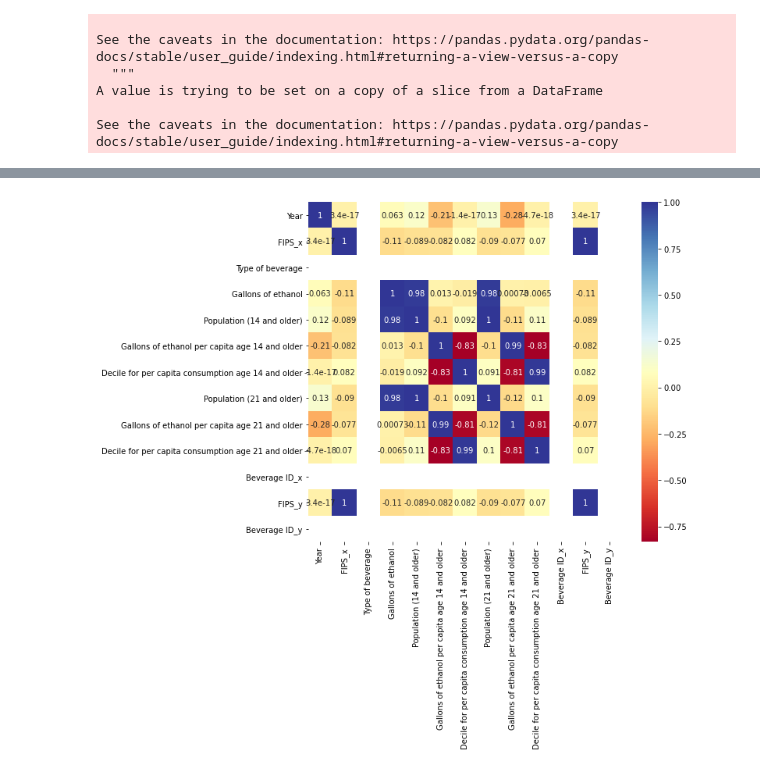
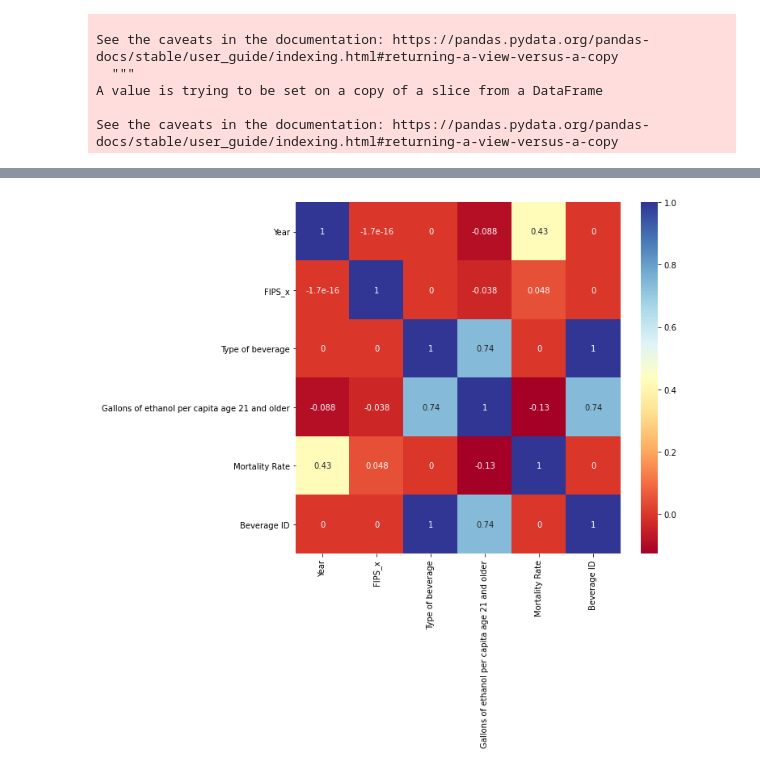
Before and after one commit to saleha456/Group1Project1, a Jupyter notebook: Diabetes.ipynb, the cells around one changed output, grey strips where cells are left out. Drawn from its saved outputs; the diff is of its cells as text; code cells hidden in the pictures.

```diff
--- a/Diabetes.ipynb
+++ b/Diabetes.ipynb
@@ -127,11 +87,11 @@ nih_2010_merged_diabetes = pd.merge(nih_2010, df_Diabetes_urogenital_blood, how
 nih_2014_merged_diabetes = pd.merge(nih_2014, df_Diabetes_urogenital_blood, how = 'left', left_on = 'State', right_on = 'Location' )
 # %%
 # Grab only needed columns (don't forget to change year number in Mortality Rate column)
-#nih_1980_merged_diabetes = nih_1980_merged_diabetes[['Year','FIPS_x','Type of beverage', 'Gallons of ethanol per capita age 21 and older','Mortality Rate, 1980*','Location']]
-#nih_1985_merged_diabetes = nih_1985_merged_diabetes[['Year','FIPS_x','Type of beverage', 'Gallons of ethanol per capita age 21 and older','Mortality Rate, 1985*','Location']]
-#nih_1990_merged_diabetes = nih_1990_merged_diabetes[['Year','FIPS_x','Type of beverage', 'Gallons of ethanol per capita age 21 and older','Mortality Rate, 1990*','Location']]
-#nih_1995_merged_diabetes = nih_1995_merged_diabetes[['Year','FIPS_x','Type of beverage', 'Gallons of ethanol per capita age 21 and older','Mortality Rate, 1995*','Location']]
-#nih_2000_merged_diabetes = nih_2000_merged_diabetes[['Year','FIPS_x','Type of beverage', 'Gallons of ethanol per capita age 21 and older','Mortality Rate, 2000*','Location']]
-#nih_2005_merged_diabetes = nih_2005_merged_diabetes[['Year','FIPS_x','Type of beverage', 'Gallons of ethanol per capita age 21 and older','Mortality Rate, 2005*','Location']]
-#nih_2010_merged_diabetes = nih_2010_merged_diabetes[['Year','FIPS_x','Type of beverage', 'Gallons of ethanol per capita age 21 and older','Mortality Rate, 2010*','Location']]
-#nih_2014_merged_diabetes = nih_2014_merged_diabetes[['Year','FIPS_x','Type of beverage', 'Gallons of ethanol per capita age 21 and older','Mortality Rate, 2014*','Location']]
+nih_1980_merged_diabetes = nih_1980_merged_diabetes[['Year','FIPS_x','Type of beverage', 'Gallons of ethanol per capita age 21 and older','Mortality Rate, 1980*','Location']]
+nih_1985_merged_diabetes = nih_1985_merged_diabetes[['Year','FIPS_x','Type of beverage', 'Gallons of ethanol per capita age 21 and older','Mortality Rate, 1985*','Location']]
+nih_1990_merged_diabetes = nih_1990_merged_diabetes[['Year','FIPS_x','Type of beverage', 'Gallons of ethanol per capita age 21 and older','Mortality Rate, 1990*','Location']]
+nih_1995_merged_diabetes = nih_1995_merged_diabetes[['Year','FIPS_x','Type of beverage', 'Gallons of ethanol per capita age 21 and older','Mortality Rate, 1995*','Location']]
+nih_2000_merged_diabetes = nih_2000_merged_diabetes[['Year','FIPS_x','Type of beverage', 'Gallons of ethanol per capita age 21 and older','Mortality Rate, 2000*','Location']]
+nih_2005_merged_diabetes = nih_2005_merged_diabetes[['Year','FIPS_x','Type of beverage', 'Gallons of ethanol per capita age 21 and older','Mortality Rate, 2005*','Location']]
+nih_2010_merged_diabetes = nih_2010_merged_diabetes[['Year','FIPS_x','Type of beverage', 'Gallons of ethanol per capita age 21 and older','Mortality Rate, 2010*','Location']]
+nih_2014_merged_diabetes = nih_2014_merged_diabetes[['Year','FIPS_x','Type of beverage', 'Gallons of ethanol per capita age 21 and older','Mortality Rate, 2014*','Location']]
@@ -138,9 +114,9 @@ nih_2014_merged_diabetes = pd.merge(nih_2014, df_Diabetes_urogenital_blood, how
 # %%
-df_Diabetes_urogenital_blood.rename(columns={"Mortality Rate, 1980*": "Mortality Rate"}, inplace = True)
-df_Diabetes_urogenital_blood.rename(columns={"Mortality Rate, 1985*": "Mortality Rate"}, inplace = True)
-df_Diabetes_urogenital_blood.rename(columns={"Mortality Rate, 1990*": "Mortality Rate"}, inplace = True)
-df_Diabetes_urogenital_blood.rename(columns={"Mortality Rate, 1995*": "Mortality Rate"}, inplace = True)
-df_Diabetes_urogenital_blood.rename(columns={"Mortality Rate, 2000*": "Mortality Rate"}, inplace = True)
-df_Diabetes_urogenital_blood.rename(columns={"Mortality Rate, 2005*": "Mortality Rate"}, inplace = True)
-df_Diabetes_urogenital_blood.rename(columns={"Mortality Rate, 2010*": "Mortality Rate"}, inplace = True)
-df_Diabetes_urogenital_blood.rename(columns={"Mortality Rate, 2014*": "Mortality Rate"}, inplace = True)
+nih_1980_merged_diabetes.rename(columns={"Mortality Rate, 1980*": "Mortality Rate"}, inplace = True)
+nih_1985_merged_diabetes.rename(columns={"Mortality Rate, 1985*": "Mortality Rate"}, inplace = True)
+nih_1990_merged_diabetes.rename(columns={"Mortality Rate, 1990*": "Mortality Rate"}, inplace = True)
+nih_1995_merged_diabetes.rename(columns={"Mortality Rate, 1995*": "Mortality Rate"}, inplace = True)
+nih_2000_merged_diabetes.rename(columns={"Mortality Rate, 2000*": "Mortality Rate"}, inplace = True)
+nih_2005_merged_diabetes.rename(columns={"Mortality Rate, 2005*": "Mortality Rate"}, inplace = True)
+nih_2010_merged_diabetes.rename(columns={"Mortality Rate, 2010*": "Mortality Rate"}, inplace = True)
+nih_2014_merged_diabetes.rename(columns={"Mortality Rate, 2014*": "Mortality Rate"}, inplace = True)
@@ -182,3 +153,7 @@ df_concat_diabetes= pd.merge(df_concat_diabetes,df_beverage_codes, how='left', l
+# %%
+df_concat_diabetes_clean = df_concat_diabetes['Mortality Rate'].str.split(' ').str.get(0).astype(float)
+# %%
+df_concat_diabetes['Mortality Rate'] = df_concat_diabetes_clean
 # %%
 df_concat_diabetes
 # %% [output]
@@ -275,7 +290,7 @@ y_values3 = df_concat_diabetes3['Mortality Rate']
 # %%
 plt.figure(figsize=(9,8))
-cor = df_concat_diabetes4.corr()
+cor = df_concat_diabetes.corr()
 sns.heatmap(cor, annot = True, cmap=plt.cm.RdYlBu)
 plt.show()
 # %% [output]
-[figure, old version]
+[figure, new version]
```
Also changed, not shown: parts of 22 cells of this notebook.
